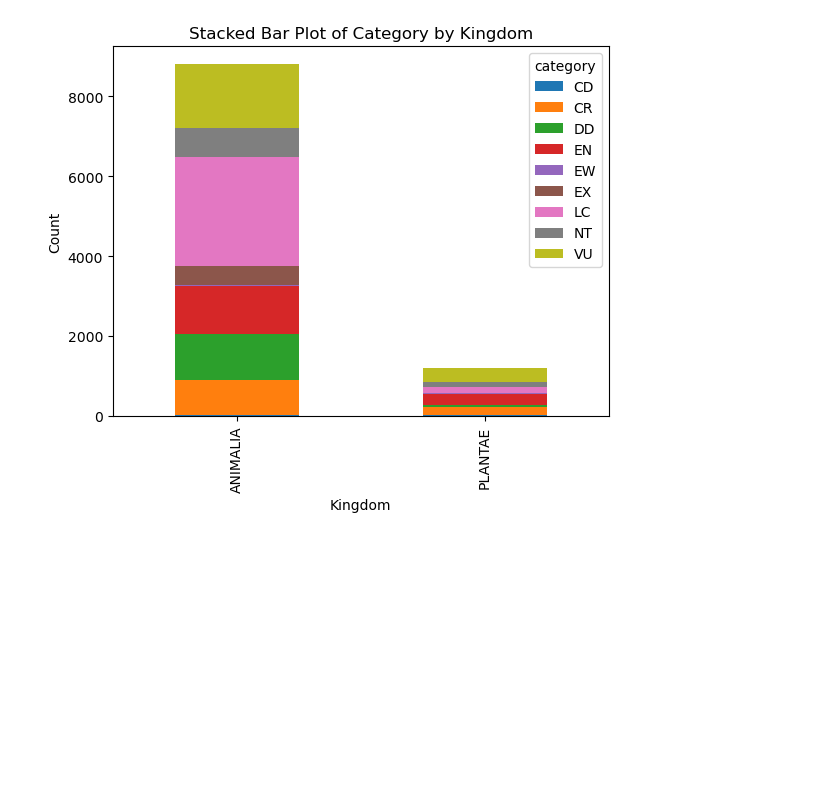
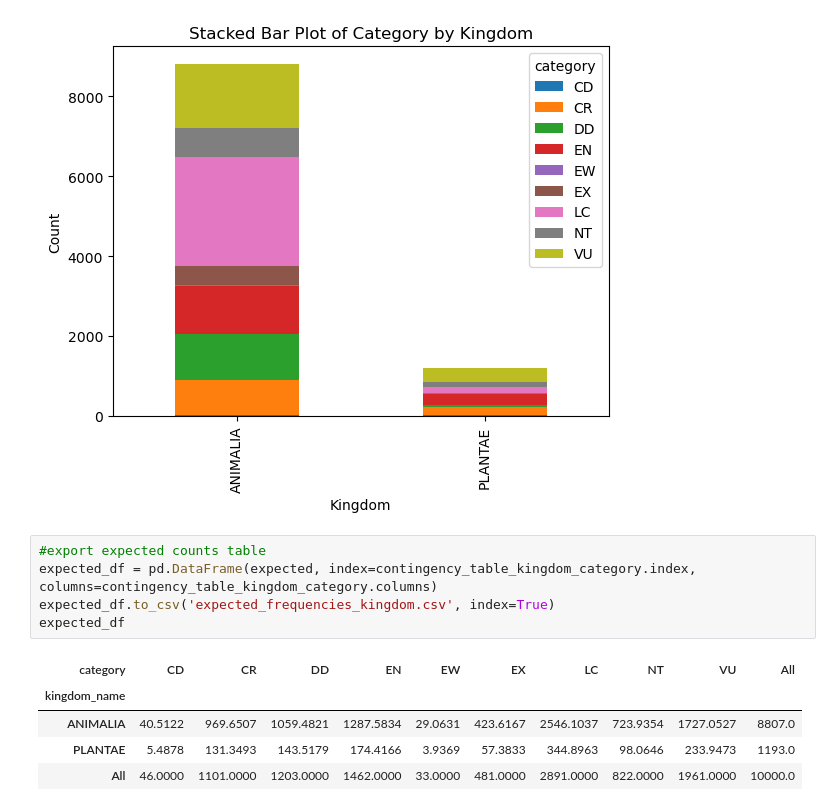
Before and after one commit to timothysalazar/Project-One-Team-Two, a Jupyter notebook: iucn-analysis.ipynb, the cells around one changed output. Drawn from its saved outputs; the diff is of its cells as text; blank space fills up the shorter version.

```diff
--- a/iucn-analysis.ipynb
+++ b/iucn-analysis.ipynb
@@ -129,3 +137,14 @@ plt.title('Stacked Bar Plot of Category by Kingdom')
 plt.show()
 # %% [output]
 [figure]
+# %%
+#export expected counts table
+expected_df = pd.DataFrame(expected, index=contingency_table_kingdom_category.index, columns=contingency_table_kingdom_category.columns)
+expected_df.to_csv('expected_frequencies_kingdom.csv', index=True)
+expected_df
+# %% [output]
+| category | CD | CR | DD | EN | EW | EX | LC | NT | VU | All |
+| kingdom_name |  |  |  |  |  |  |  |  |  |  |
+| ANIMALIA | 40.5122 | 969.6507 | 1059.4821 | 1287.5834 | 29.0631 | 423.6167 | 2546.1037 | 723.9354 | 1727.0527 | 8807.0 |
+| PLANTAE | 5.4878 | 131.3493 | 143.5179 | 174.4166 | 3.9369 | 57.3833 | 344.8963 | 98.0646 | 233.9473 | 1193.0 |
+| All | 46.0000 | 1101.0000 | 1203.0000 | 1462.0000 | 33.0000 | 481.0000 | 2891.0000 | 822.0000 | 1961.0000 | 10000.0 |
```
Also changed, not shown: parts of 9 cells of this notebook, 2 other files.
